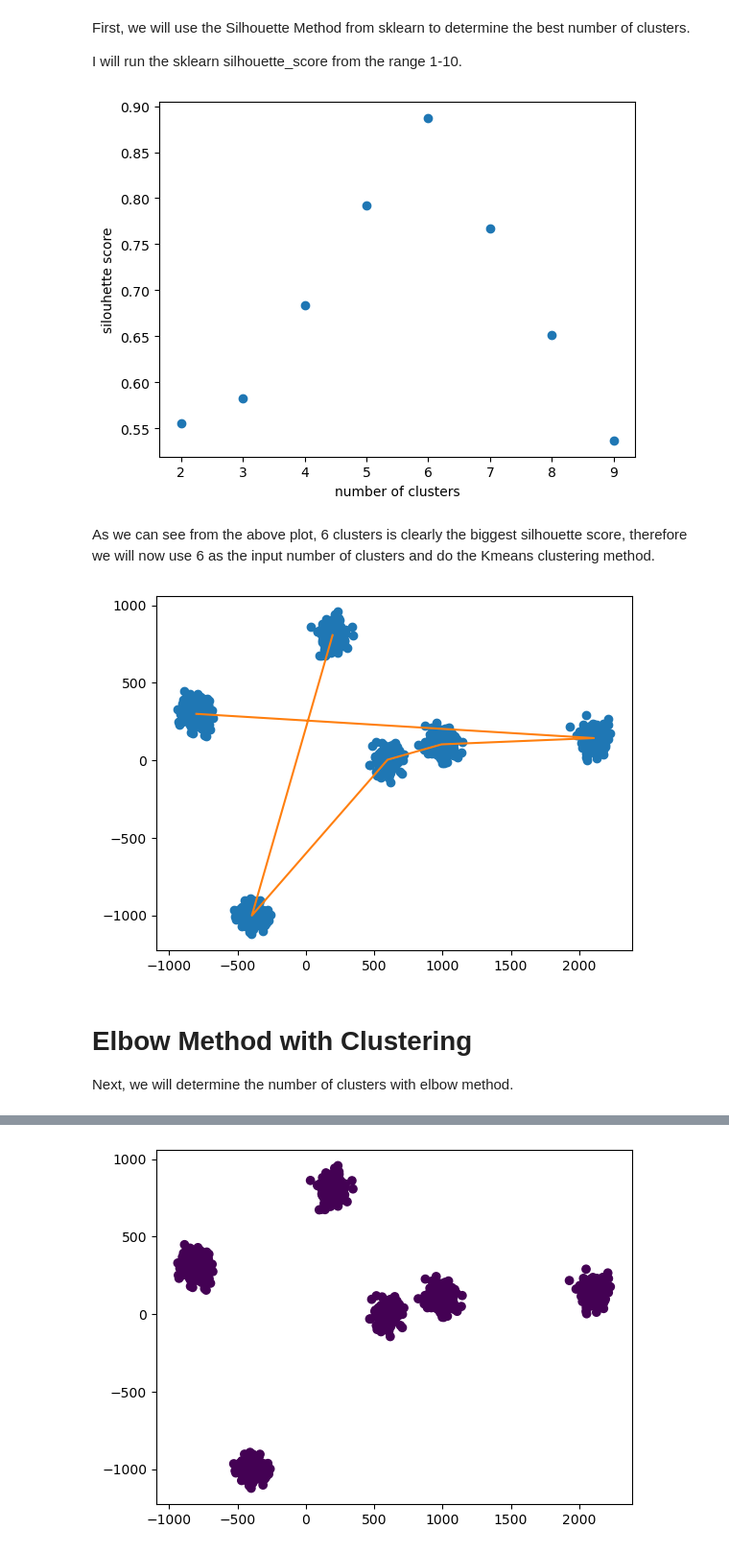
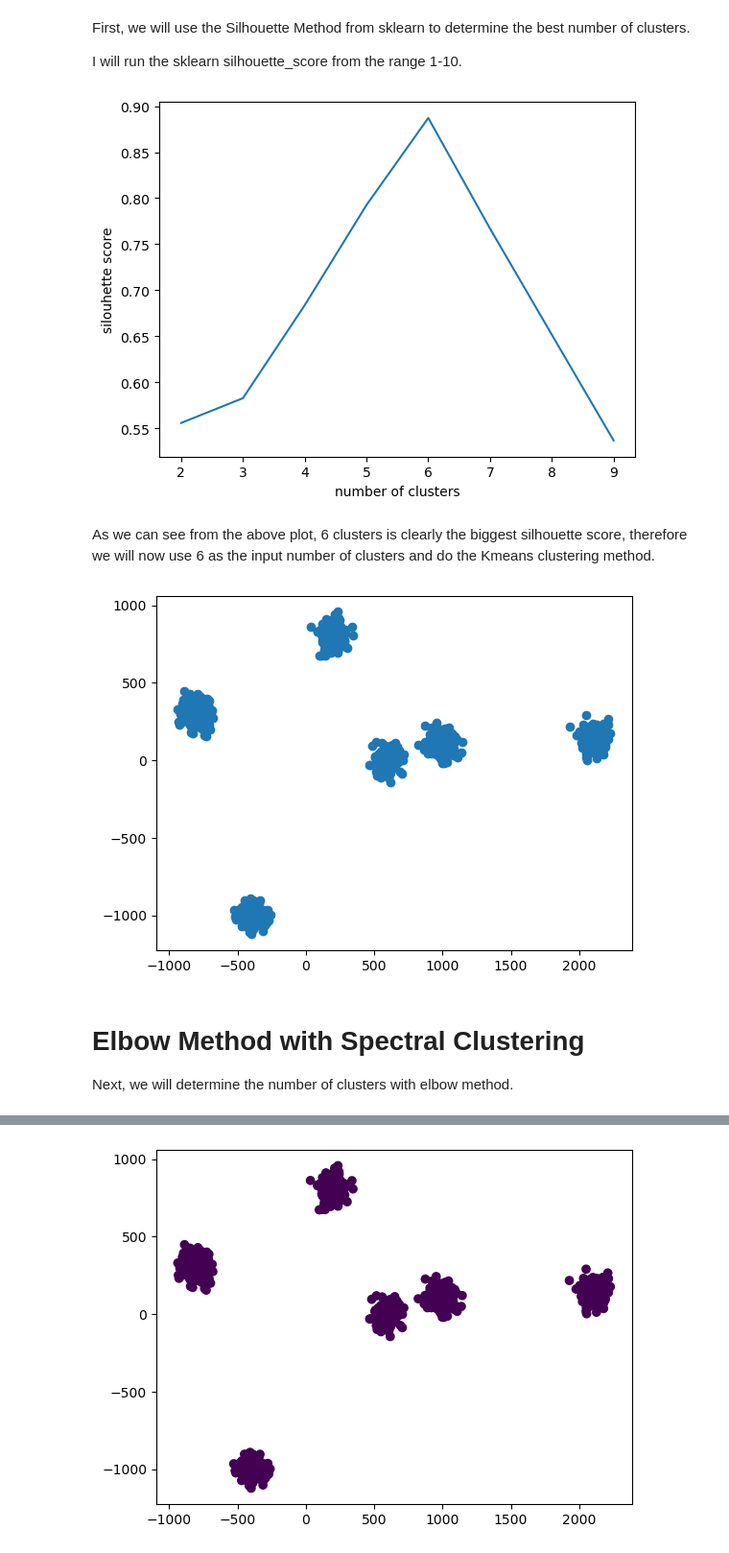
Before and after one commit to selena81792/unsupervised_learning, a Jupyter notebook: part3/part3.ipynb, the cells around one changed output, grey strips where cells are left out. Shown at 96% size. Cells and saved outputs as stored; diff of their text form; code cells hidden in the pictures.

```diff
--- a/part3/part3.ipynb
+++ b/part3/part3.ipynb
@@ -13,7 +15,6 @@ import numpy as np
 import sklearn.cluster as cluster
 from sklearn import metrics
 import pandas as pd
-import seaborn as sns
 
 data = np.load("data.npy")
 
@@ -27,29 +28,22 @@ for k in K:
     labels = kmeans.labels_
     silouhette_scores[k] = metrics.silhouette_score(data, labels, metric='euclidean')
 
-plt.plot(K[1:], silouhette_scores.values(), "o")
+plt.plot(K[1:], silouhette_scores.values())
 plt.xlabel("number of clusters")
 plt.ylabel("silouhette score")
 plt.show()
 # %% [output]
-[figure, old version]
+[figure, new version]
 # %% [markdown]
 As we can see from the above plot, 6 clusters is clearly the biggest silhouette score, therefore we will now use 6 as the input number of clusters and do the Kmeans clustering method.
 # %%
-
-kmeans = cluster.KMeans(n_clusters=6, n_init=8, random_state=0).fit(data)
-x_data = data[:, 0]
-y_data = data[:, 1]
-plt.plot(x_data, y_data, "o")
-centroids = kmeans.cluster_centers_
-x_cluster = centroids[:, 0]
-y_cluster = centroids[:, 1]
-plt.plot(x_cluster, y_cluster)
+kmeans = cluster.KMeans(n_clusters=6).fit(data)
+plt.scatter(data[:, 0], data[:, 1])
 plt.show()
 # %% [output]
-[figure, old version]
+[figure, new version]
 # %% [markdown]
-# Elbow Method with Clustering
+# Elbow Method with Spectral Clustering
 
 Next, we will determine the number of clusters with elbow method.
 # %%
```
Also changed, not shown: parts of 4 cells of this notebook, 1 other file.
